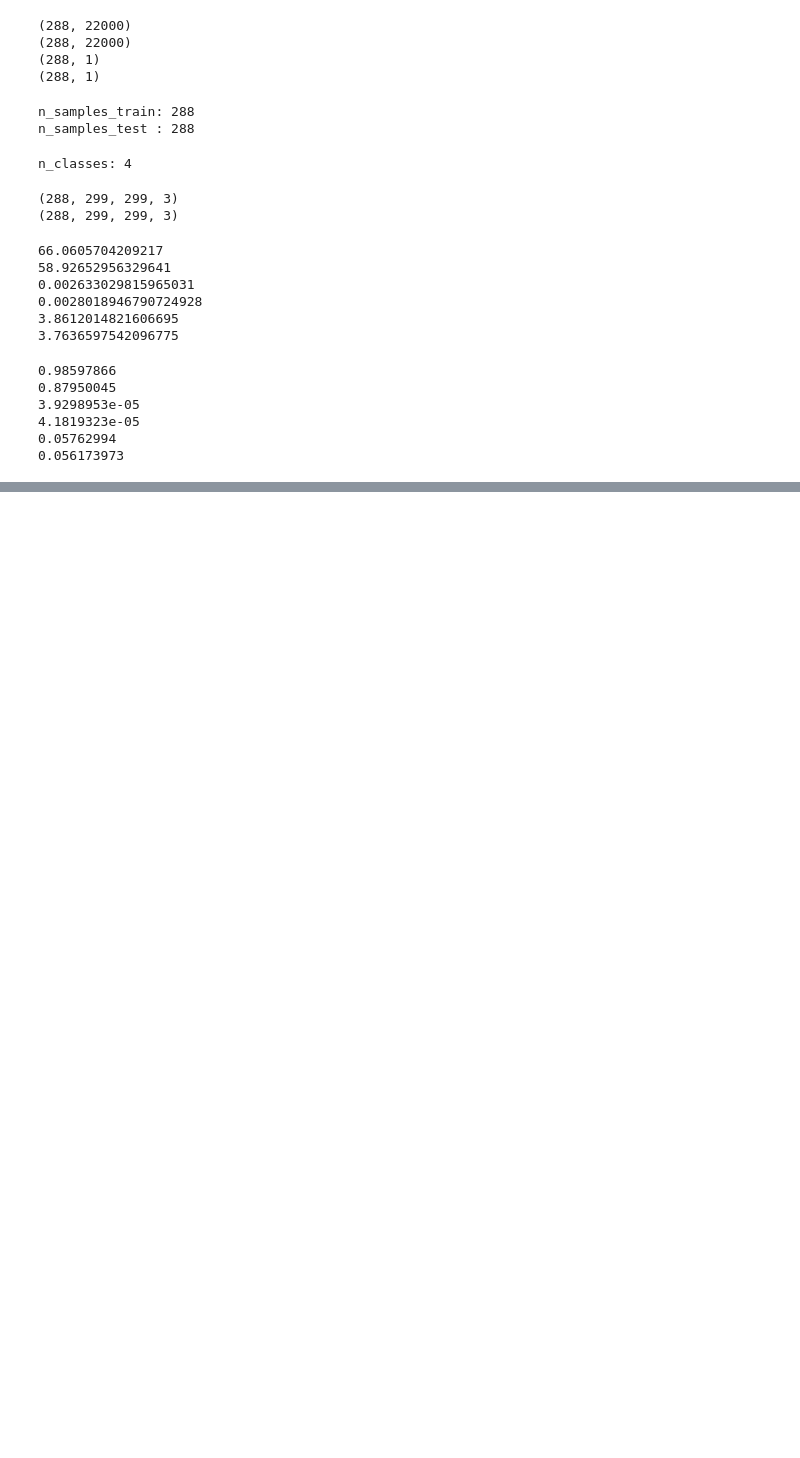
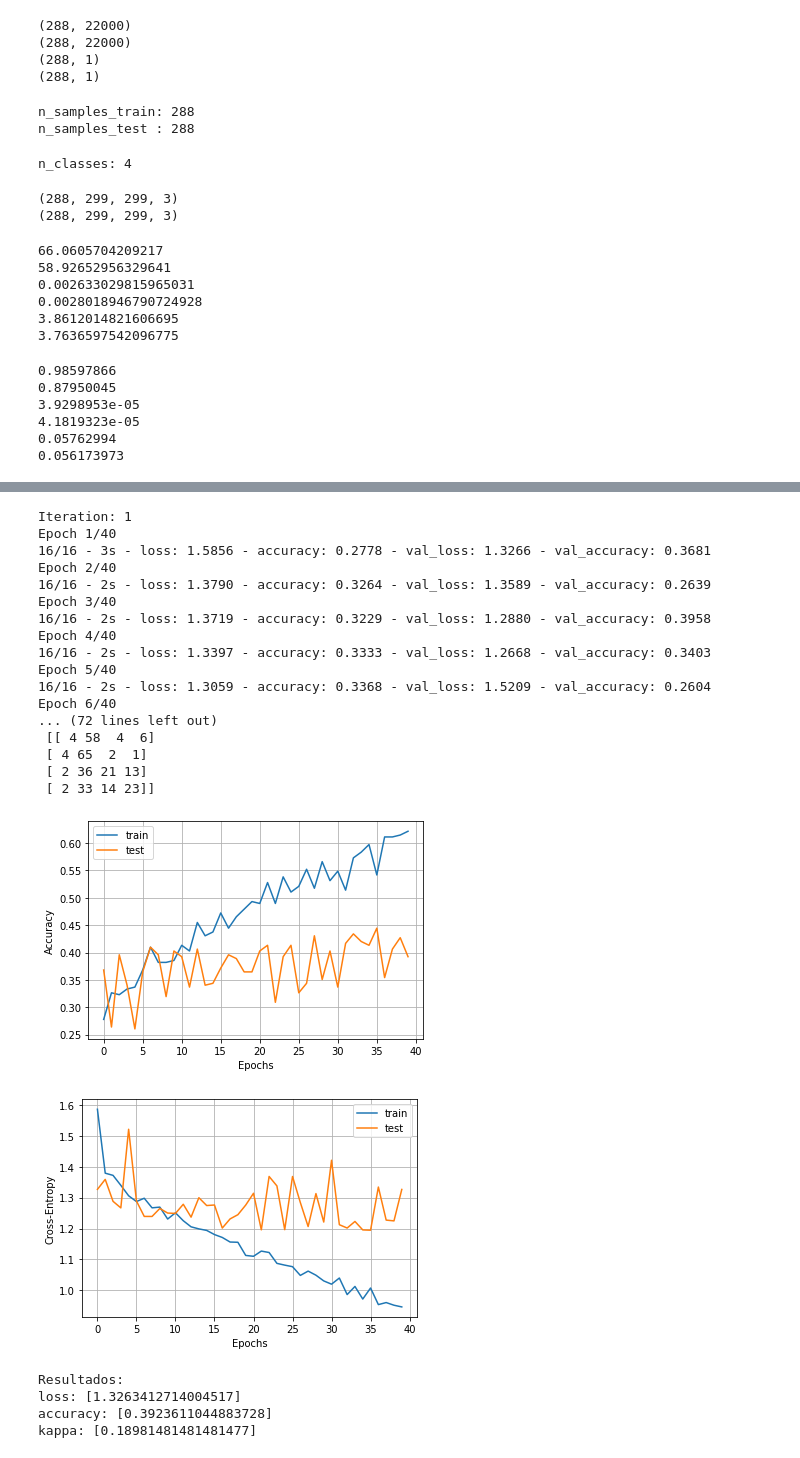
Before and after one commit to EdgarMoyete/Deep-Learning-BCI-IV-2a, a Jupyter notebook: Escalogramas-CWT/Fine-Tuning.ipynb, the cells around one changed output, grey strips where cells are left out. Drawn from its saved outputs; the diff is of its cells as text; code cells hidden in the pictures; blank space fills up the shorter version.

```diff
--- a/Escalogramas-CWT/Fine-Tuning.ipynb
+++ b/Escalogramas-CWT/Fine-Tuning.ipynb
@@ -154,0 +148,8 @@ Downloading data from https://storage.googleapis.com/tensorflow/keras-applicatio
+# %%
+# operación global de agrupación máxima para datos espaciales.
+x = base_model.output
+x = GlobalAveragePooling2D()(x)
+x = Dense(128, activation='relu')(x)
+predictions = Dense(n_classes, activation='softmax')(x)
+
+model = Model(inputs=base_model.input, outputs=predictions)
@@ -154,0 +166,68 @@ Downloading data from https://storage.googleapis.com/tensorflow/keras-applicatio
+# %%
+array_loss = []
+array_acc = []
+array_kappa = []
+for i in range(1):
+  print("Iteration:", i+1)
+
+  history = model.fit(x_train, y_train, epochs=40, batch_size=18,
+                      validation_data=(x_test, y_test), verbose=2)
+
+  test_loss, test_acc = model.evaluate(x_test, y_test, verbose=2)
+  array_loss.append(test_loss)
+  array_acc.append(test_acc)
+
+  probabilidades = model.predict(x_test)
+  y_pred = np.argmax(probabilidades, 1) #1=fila
+
+  kappa = cohen_kappa_score(y_test, y_pred)
+  array_kappa.append(kappa)
+  print("kappa: ", kappa)
+
+  matriz_confusion = confusion_matrix(y_test, y_pred)
+  print("confusion matrix:\n", matriz_confusion)
+
+  plt.plot(history.history['accuracy'])
+  plt.plot(history.history['val_accuracy'])
+  plt.grid()
+  plt.xlabel('Epochs')
+  plt.ylabel('Accuracy')
+  plt.legend(['train', 'test'])
+  plt.show()
+  plt.plot(history.history['loss'])
+  plt.plot(history.history['val_loss'])
+  plt.grid()
+  plt.xlabel('Epochs')
+  plt.ylabel('Cross-Entropy')
+  plt.legend(['train', 'test'])
+  plt.show()
+
+print()
+print("Resultados:")
+print("loss:", array_loss)
+print("accuracy:", array_acc)
+print("kappa:", array_kappa)
+# %% [output]
+Iteration: 1
+Epoch 1/40
+16/16 - 3s - loss: 1.5856 - accuracy: 0.2778 - val_loss: 1.3266 - val_accuracy: 0.3681
+Epoch 2/40
+16/16 - 2s - loss: 1.3790 - accuracy: 0.3264 - val_loss: 1.3589 - val_accuracy: 0.2639
+Epoch 3/40
+16/16 - 2s - loss: 1.3719 - accuracy: 0.3229 - val_loss: 1.2880 - val_accuracy: 0.3958
+Epoch 4/40
+16/16 - 2s - loss: 1.3397 - accuracy: 0.3333 - val_loss: 1.2668 - val_accuracy: 0.3403
+Epoch 5/40
+16/16 - 2s - loss: 1.3059 - accuracy: 0.3368 - val_loss: 1.5209 - val_accuracy: 0.2604
+Epoch 6/40
+... (72 lines left out)
+ [[ 4 58  4  6]
+ [ 4 65  2  1]
+ [ 2 36 21 13]
+ [ 2 33 14 23]]
+[figure, added]
+[figure, added]
+Resultados:
+loss: [1.3263412714004517]
+accuracy: [0.3923611044883728]
+kappa: [0.18981481481481477]
```
Also changed, not shown: parts of 12 cells of this notebook, 1 other file.
